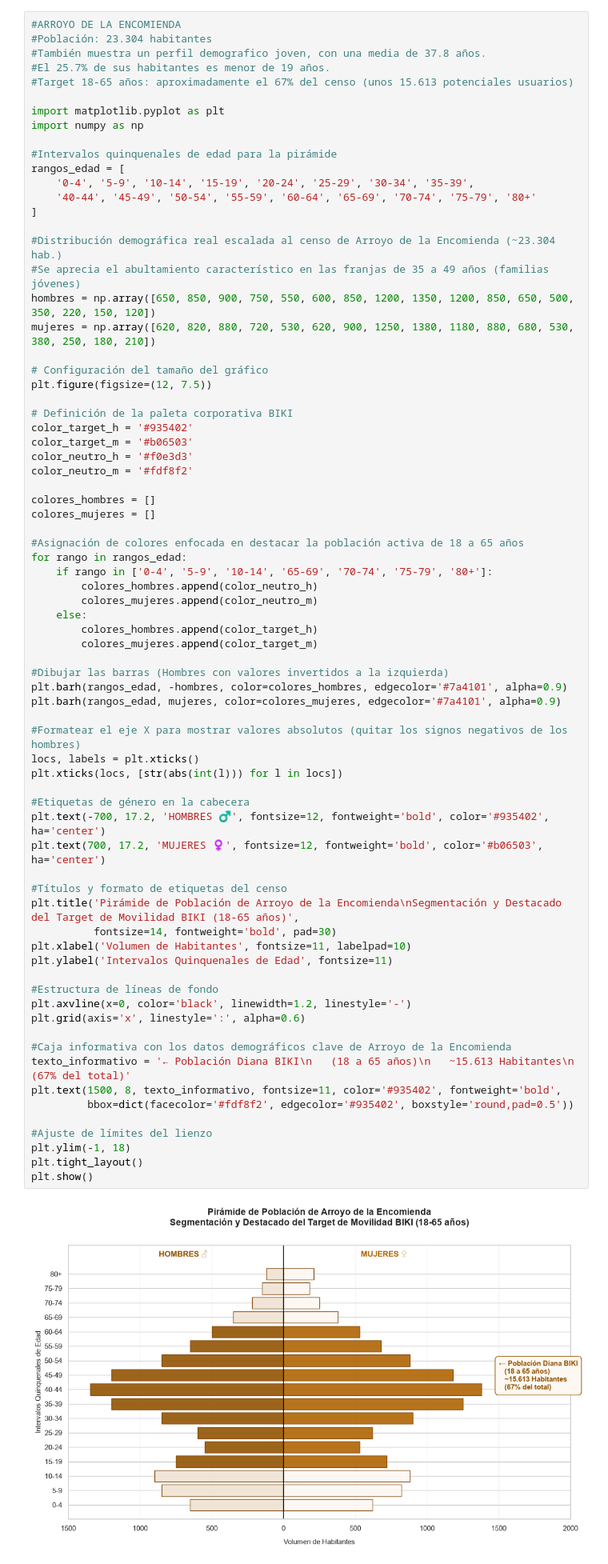
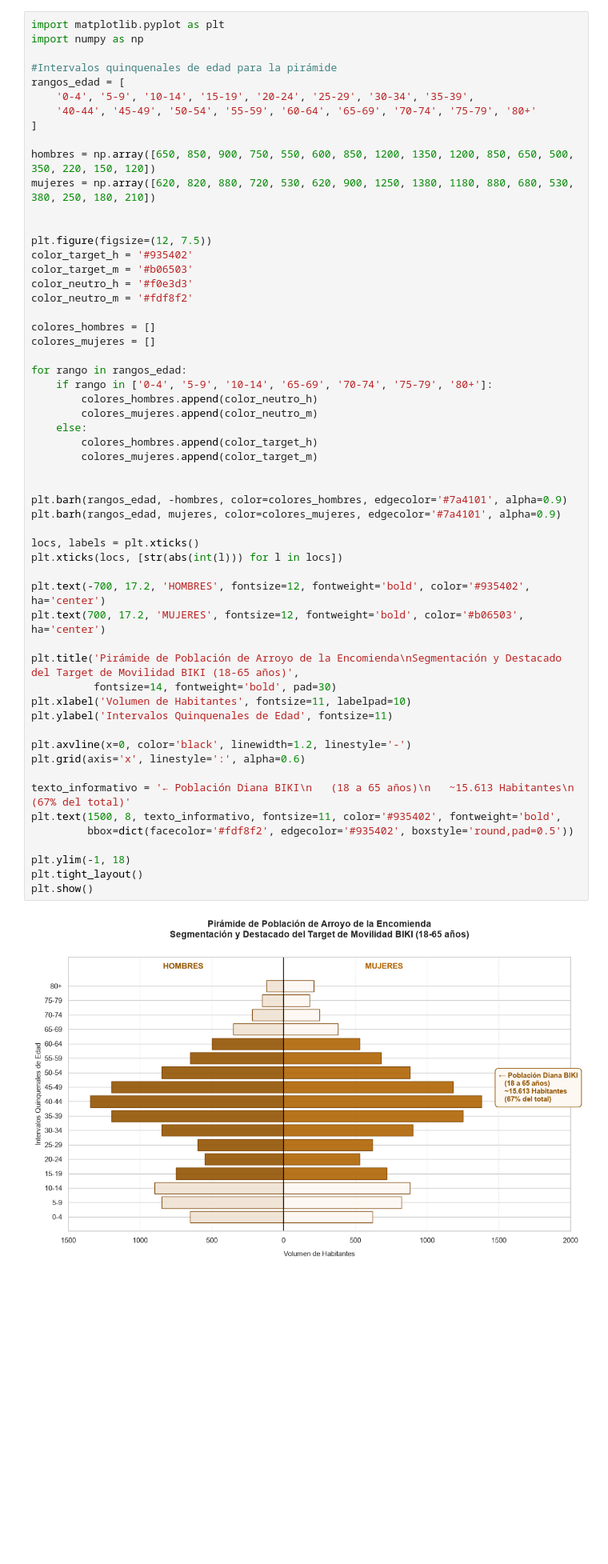
Before and after one commit to adrianamorchons/estudio_bicicletas_biki_valladolid, a Jupyter notebook: analisis_servicio_biki_valladolid.ipynb, the cells around one changed output. Shown at 80% size. Cells and saved outputs as stored; diff of their text form; blank space fills up the shorter version.

```diff
--- a/analisis_servicio_biki_valladolid.ipynb
+++ b/analisis_servicio_biki_valladolid.ipynb
@@ -2882,10 +2854,4 @@ En la barra inferior se muestra cómo debe amanecer la estación cada mañana tr
 # %%
-#ARROYO DE LA ENCOMIENDA
-#Población: 23.304 habitantes
-#También muestra un perfil demografico joven, con una media de 37.8 años.
-#El 25.7% de sus habitantes es menor de 19 años.
-#Target 18-65 años: aproximadamente el 67% del censo (unos 15.613 potenciales usuarios)
-
 import matplotlib.pyplot as plt
 import numpy as np
 
@@ -2895,15 +2861,11 @@ rangos_edad = [
     '40-44', '45-49', '50-54', '55-59', '60-64', '65-69', '70-74', '75-79', '80+'
 ]
 
-#Distribución demográfica real escalada al censo de Arroyo de la Encomienda (~23.304 hab.)
-#Se aprecia el abultamiento característico en las franjas de 35 a 49 años (familias jóvenes)
 hombres = np.array([650, 850, 900, 750, 550, 600, 850, 1200, 1350, 1200, 850, 650, 500, 350, 220, 150, 120])
 mujeres = np.array([620, 820, 880, 720, 530, 620, 900, 1250, 1380, 1180, 880, 680, 530, 380, 250, 180, 210])
 
-# Configuración del tamaño del gráfico
+
 plt.figure(figsize=(12, 7.5))
-
-# Definición de la paleta corporativa BIKI
 color_target_h = '#935402'
 color_target_m = '#b06503'
 color_neutro_h = '#f0e3d3'
@@ -2912,47 +2874,40 @@ color_neutro_m = '#fdf8f2'
 colores_hombres = []
 colores_mujeres = []
 
-#Asignación de colores enfocada en destacar la población activa de 18 a 65 años
 for rango in rangos_edad:
     if rango in ['0-4', '5-9', '10-14', '65-69', '70-74', '75-79', '80+']:
         colores_hombres.append(color_neutro_h)
         colores_mujeres.append(color_neutro_m)
     else:
         colores_hombres.append(color_target_h)
         colores_mujeres.append(color_target_m)
 
-#Dibujar las barras (Hombres con valores invertidos a la izquierda)
+
 plt.barh(rangos_edad, -hombres, color=colores_hombres, edgecolor='#7a4101', alpha=0.9)
 plt.barh(rangos_edad, mujeres, color=colores_mujeres, edgecolor='#7a4101', alpha=0.9)
 
-#Formatear el eje X para mostrar valores absolutos (quitar los signos negativos de los hombres)
 locs, labels = plt.xticks()
 plt.xticks(locs, [str(abs(int(l))) for l in locs])
 
-#Etiquetas de género en la cabecera
-plt.text(-700, 17.2, 'HOMBRES ♂', fontsize=12, fontweight='bold', color='#935402', ha='center')
-plt.text(700, 17.2, 'MUJERES ♀', fontsize=12, fontweight='bold', color='#b06503', ha='center')
+plt.text(-700, 17.2, 'HOMBRES', fontsize=12, fontweight='bold', color='#935402', ha='center')
+plt.text(700, 17.2, 'MUJERES', fontsize=12, fontweight='bold', color='#b06503', ha='center')
 
-#Títulos y formato de etiquetas del censo
 plt.title('Pirámide de Población de Arroyo de la Encomienda\nSegmentación y Destacado del Target de Movilidad BIKI (18-65 años)',
           fontsize=14, fontweight='bold', pad=30)
 plt.xlabel('Volumen de Habitantes', fontsize=11, labelpad=10)
 plt.ylabel('Intervalos Quinquenales de Edad', fontsize=11)
 
-#Estructura de líneas de fondo
 plt.axvline(x=0, color='black', linewidth=1.2, linestyle='-')
 plt.grid(axis='x', linestyle=':', alpha=0.6)
 
-#Caja informativa con los datos demográficos clave de Arroyo de la Encomienda
 texto_informativo = '← Población Diana BIKI\n   (18 a 65 años)\n   ~15.613 Habitantes\n   (67% del total)'
 plt.text(1500, 8, texto_informativo, fontsize=11, color='#935402', fontweight='bold',
          bbox=dict(facecolor='#fdf8f2', edgecolor='#935402', boxstyle='round,pad=0.5'))
 
-#Ajuste de límites del lienzo
 plt.ylim(-1, 18)
 plt.tight_layout()
 plt.show()
 # %% [output]
-[figure, old version]
+[figure, new version]
 # %% [markdown]
 Observaciones:
```
Also changed, not shown: parts of 104 cells of this notebook.
